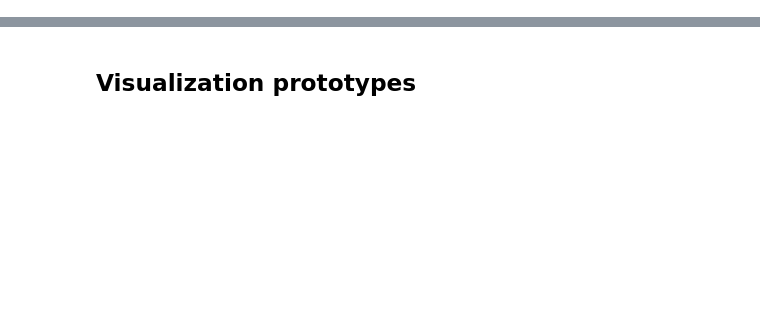
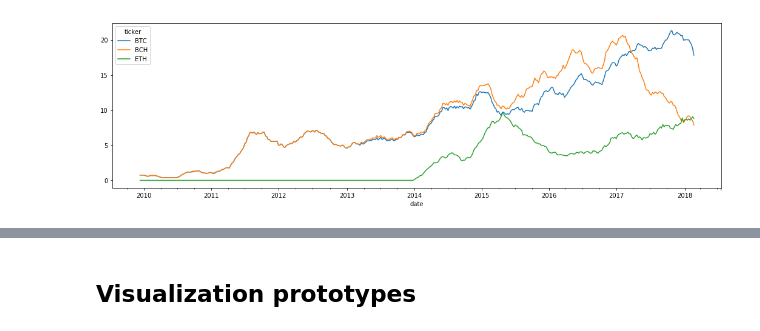
Before and after one commit to omdv/crypto-git-tracker, a Jupyter notebook: eda/EDA.ipynb, the cells around one changed output, grey strips where cells are left out. Drawn from its saved outputs; the diff is of its cells as text; code cells hidden in the pictures; blank space fills up the shorter version.

```diff
--- a/eda/EDA.ipynb
+++ b/eda/EDA.ipynb
@@ -4,6 +4,11 @@ import pandas as pd
 import numpy as np
 import matplotlib.pyplot as plt
 from sqlalchemy import create_engine
+# %%
+# define constants
+DEVELOPER_COMMITS = 5
+DAILY_COMMITS_MA_PERIOD = 16
+DAILY_DEVS_MA_PERIOD = 16
 # %%
 db_uri="postgres://postgres:postgres@localhost:5435/analytics_dev"
 engine = create_engine(db_uri)
@@ -31,0 +106,5 @@ Name: coin, dtype: int64
+# %%
+ax = unique_devs_ma[['BTC','BCH','ETH']].plot(figsize=(18,5))
+# ax.set_xlim(pd.Timestamp('2017-01-15'), pd.Timestamp('2017-03-16'))
+# %% [output]
+[figure, added]
```
Also changed, not shown: parts of 32 cells of this notebook, 17 other files.
